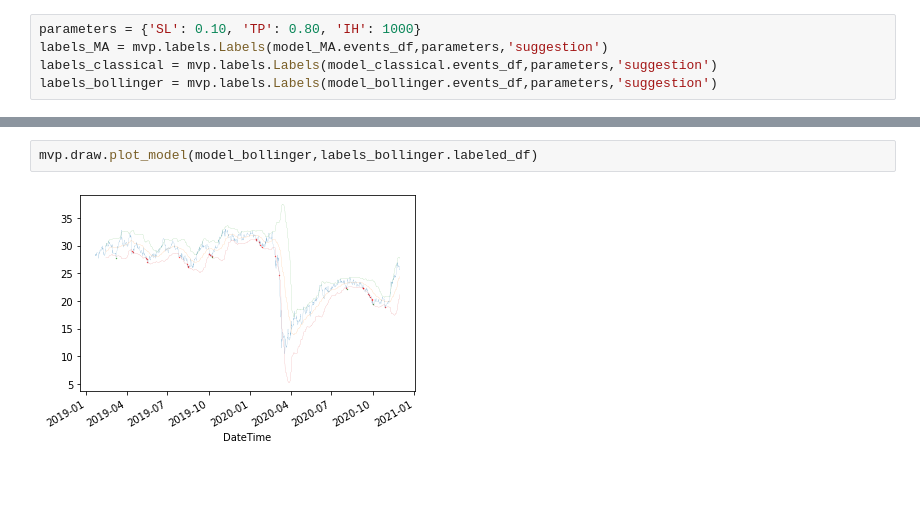
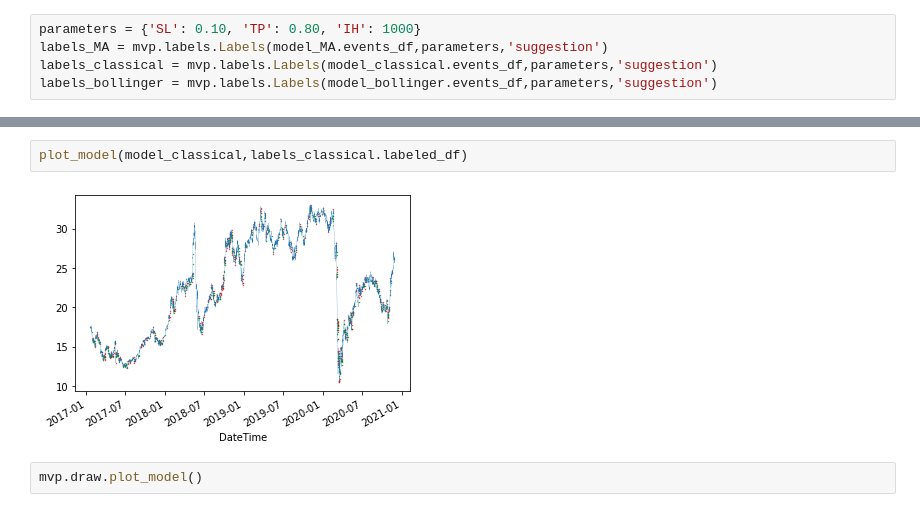
Before and after one commit to Fintellingence/MVP, a Jupyter notebook: mvp/notebooks/Visualization.ipynb, the cells around one changed output, grey strips where cells are left out. Drawn from its saved outputs; the diff is of its cells as text; blank space fills up the shorter version.

```diff
--- a/mvp/notebooks/Visualization.ipynb
+++ b/mvp/notebooks/Visualization.ipynb
@@ -50,4 +98,6 @@ plot_model(model_bollinger,labels_bollinger.labeled_df)
+# %%
+plot_model(model_classical,labels_classical.labeled_df)
+# %% [output]
+[figure, added]
 # %%
-mvp.draw.plot_model(model_bollinger,labels_bollinger.labeled_df)
+mvp.draw.plot_model()
-# %% [output]
-[figure, removed]
```
Also changed, not shown: parts of 5 cells of this notebook, 1 other file.
